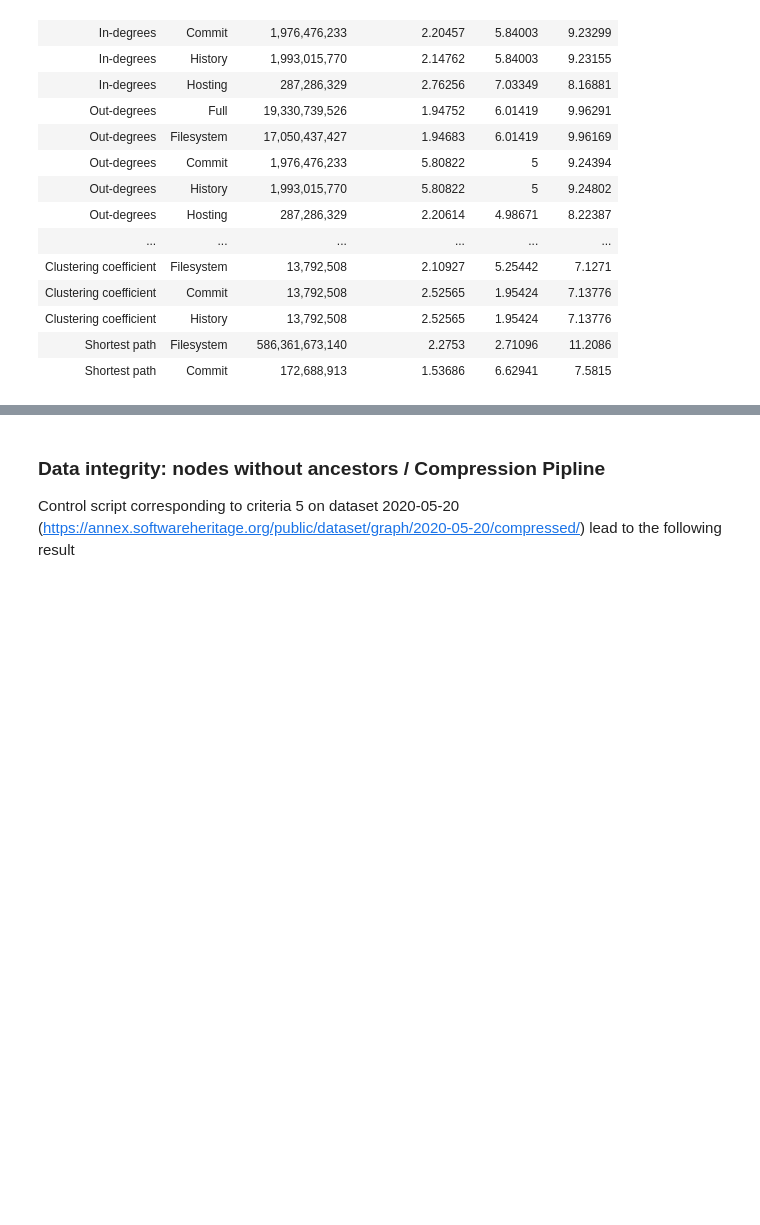
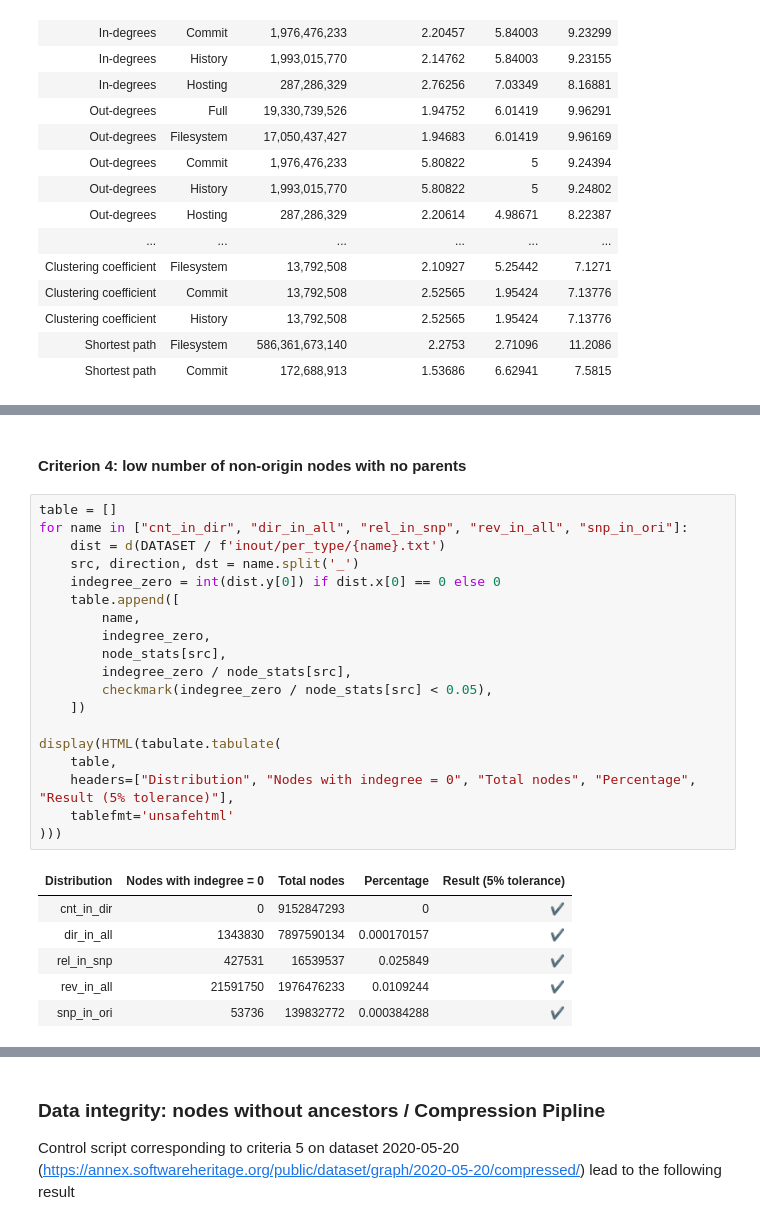
Before and after one commit to seirl/swh-graph-structure, a Jupyter notebook: notebooks/dataintegrity.ipynb, the cells around one changed output, grey strips where cells are left out. Cells and saved outputs as stored; diff of their text form; blank space fills up the shorter version.

```diff
--- a/notebooks/dataintegrity.ipynb
+++ b/notebooks/dataintegrity.ipynb
@@ -488,0 +346,28 @@ Control status : Successful
+# %% [markdown]
+#### Criterion 4: low number of non-origin nodes with no parents
+# %%
+table = []
+for name in ["cnt_in_dir", "dir_in_all", "rel_in_snp", "rev_in_all", "snp_in_ori"]:
+    dist = d(DATASET / f'inout/per_type/{name}.txt')
+    src, direction, dst = name.split('_')
+    indegree_zero = int(dist.y[0]) if dist.x[0] == 0 else 0
+    table.append([
+        name,
+        indegree_zero,
+        node_stats[src],
+        indegree_zero / node_stats[src],
+        checkmark(indegree_zero / node_stats[src] < 0.05),
+    ])
+
+display(HTML(tabulate.tabulate(
+    table,
+    headers=["Distribution", "Nodes with indegree = 0", "Total nodes", "Percentage", "Result (5% tolerance)"],
+    tablefmt='unsafehtml'
+)))
+# %% [output]
+| Distribution | Nodes with indegree = 0 | Total nodes | Percentage | Result (5% tolerance) |
+| cnt_in_dir | 0 | 9152847293 | 0 | ✔ |
+| dir_in_all | 1343830 | 7897590134 | 0.000170157 | ✔ |
+| rel_in_snp | 427531 | 16539537 | 0.025849 | ✔ |
+| rev_in_all | 21591750 | 1976476233 | 0.0109244 | ✔ |
+| snp_in_ori | 53736 | 139832772 | 0.000384288 | ✔ |
```
Also changed, not shown: parts of 39 cells of this notebook, 5 other files.
